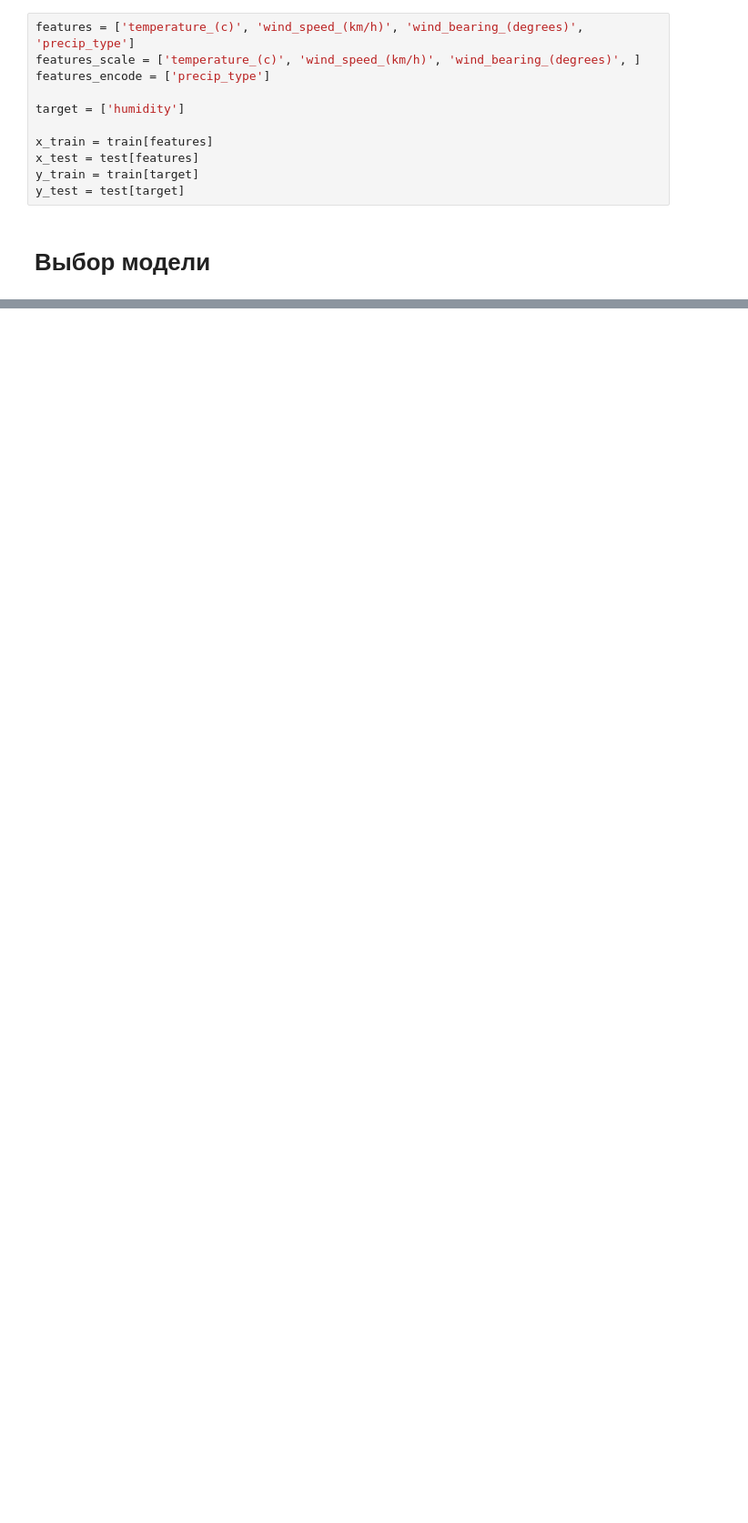
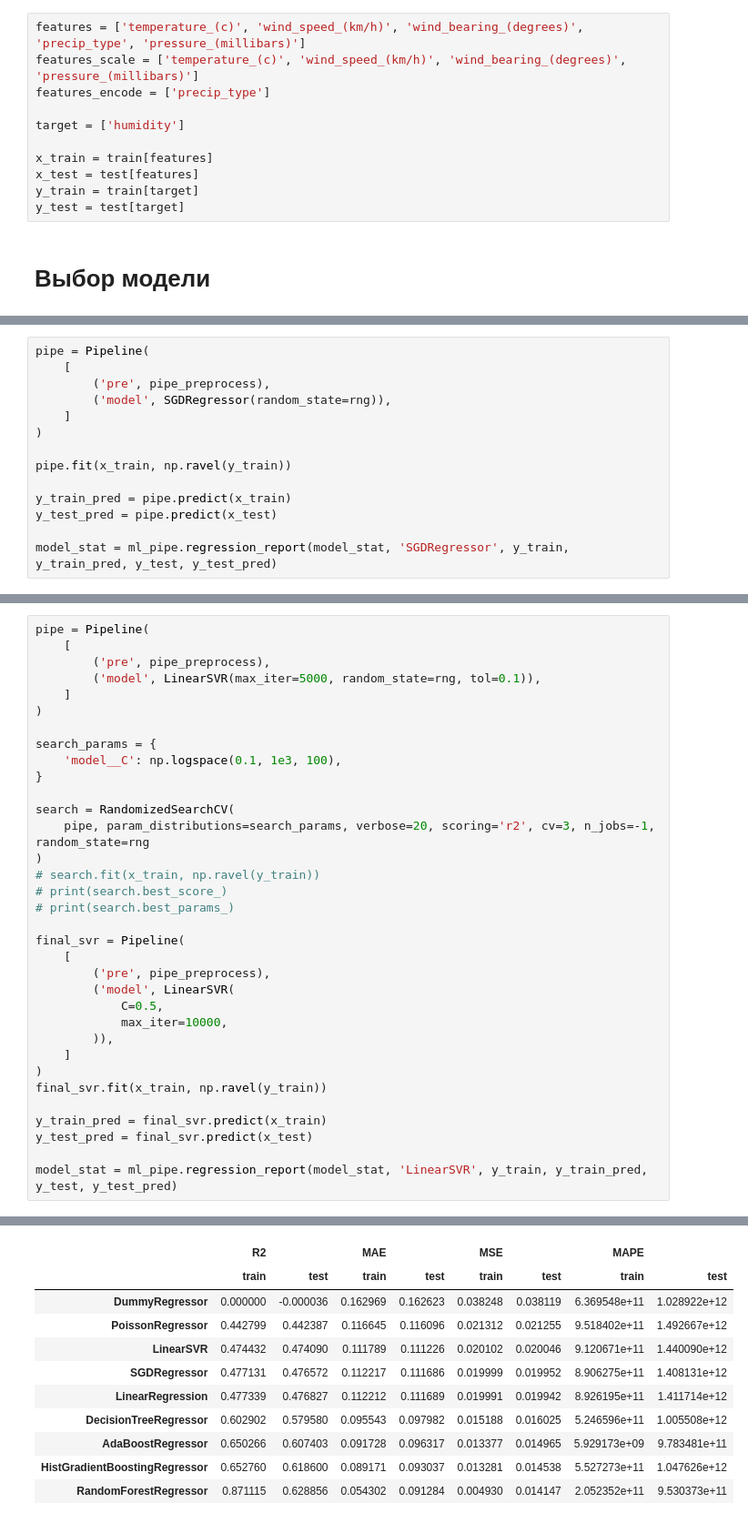
Before and after one commit to Konstantin-Dudersky/kaggle, a Jupyter notebook: weather_in_szeged.ipynb, the cells around one changed output, grey strips where cells are left out. Shown at 91% size. Drawn from its saved outputs; the diff is of its cells as text; blank space fills up the shorter version.

```diff
--- a/weather_in_szeged.ipynb
+++ b/weather_in_szeged.ipynb
@@ -113,8 +144,8 @@ Name: precip_type, dtype: int64
 # %%
 train, test = train_test_split(df, test_size=0.3, random_state=rng)
 # %%
-features = ['temperature_(c)', 'wind_speed_(km/h)', 'wind_bearing_(degrees)', 'precip_type']
-features_scale = ['temperature_(c)', 'wind_speed_(km/h)', 'wind_bearing_(degrees)', ]
+features = ['temperature_(c)', 'wind_speed_(km/h)', 'wind_bearing_(degrees)', 'precip_type', 'pressure_(millibars)']
+features_scale = ['temperature_(c)', 'wind_speed_(km/h)', 'wind_bearing_(degrees)', 'pressure_(millibars)']
 features_encode = ['precip_type']
 
 target = ['humidity']
@@ -305,0 +484,14 @@ Fitting 5 folds for each of 10 candidates, totalling 50 fits
+# %%
+pipe = Pipeline(
+    [
+        ('pre', pipe_preprocess),
+        ('model', SGDRegressor(random_state=rng)),
+    ]
+)
+
+pipe.fit(x_train, np.ravel(y_train))
+
+y_train_pred = pipe.predict(x_train)
+y_test_pred = pipe.predict(x_test)
+
+model_stat = ml_pipe.regression_report(model_stat, 'SGDRegressor', y_train, y_train_pred, y_test, y_test_pred)
@@ -305,0 +513,35 @@ Fitting 5 folds for each of 10 candidates, totalling 50 fits
+# %%
+pipe = Pipeline(
+    [
+        ('pre', pipe_preprocess),
+        ('model', LinearSVR(max_iter=5000, random_state=rng, tol=0.1)),
+    ]
+)
+
+search_params = {
+    'model__C': np.logspace(0.1, 1e3, 100),
+}
+
+search = RandomizedSearchCV(
+    pipe, param_distributions=search_params, verbose=20, scoring='r2', cv=3, n_jobs=-1, random_state=rng
+)
+# search.fit(x_train, np.ravel(y_train))
+# print(search.best_score_)
+# print(search.best_params_)
+
+final_svr = Pipeline(
+    [
+        ('pre', pipe_preprocess),
+        ('model', LinearSVR(
+            C=0.5,
+            max_iter=10000,
+        )),
+    ]
+)
+final_svr.fit(x_train, np.ravel(y_train))
+
+y_train_pred = final_svr.predict(x_train)
+y_test_pred = final_svr.predict(x_test)
+
+model_stat = ml_pipe.regression_report(model_stat, 'LinearSVR', y_train, y_train_pred, y_test, y_test_pred)
+# %% [output]
@@ -305,0 +549,11 @@ Fitting 5 folds for each of 10 candidates, totalling 50 fits
+|  | R2 |  | MAE |  | MSE |  | MAPE |  |
+|  | train | test | train | test | train | test | train | test |
+| DummyRegressor | 0.000000 | -0.000036 | 0.162969 | 0.162623 | 0.038248 | 0.038119 | 6.369548e+11 | 1.028922e+12 |
+| PoissonRegressor | 0.442799 | 0.442387 | 0.116645 | 0.116096 | 0.021312 | 0.021255 | 9.518402e+11 | 1.492667e+12 |
+| LinearSVR | 0.474432 | 0.474090 | 0.111789 | 0.111226 | 0.020102 | 0.020046 | 9.120671e+11 | 1.440090e+12 |
+| SGDRegressor | 0.477131 | 0.476572 | 0.112217 | 0.111686 | 0.019999 | 0.019952 | 8.906275e+11 | 1.408131e+12 |
+| LinearRegression | 0.477339 | 0.476827 | 0.112212 | 0.111689 | 0.019991 | 0.019942 | 8.926195e+11 | 1.411714e+12 |
+| DecisionTreeRegressor | 0.602902 | 0.579580 | 0.095543 | 0.097982 | 0.015188 | 0.016025 | 5.246596e+11 | 1.005508e+12 |
+| AdaBoostRegressor | 0.650266 | 0.607403 | 0.091728 | 0.096317 | 0.013377 | 0.014965 | 5.929173e+09 | 9.783481e+11 |
+| HistGradientBoostingRegressor | 0.652760 | 0.618600 | 0.089171 | 0.093037 | 0.013281 | 0.014538 | 5.527273e+11 | 1.047626e+12 |
+| RandomForestRegressor | 0.871115 | 0.628856 | 0.054302 | 0.091284 | 0.004930 | 0.014147 | 2.052352e+11 | 9.530373e+11 |
```
Also changed, not shown: parts of 35 cells of this notebook, 1 other file.
